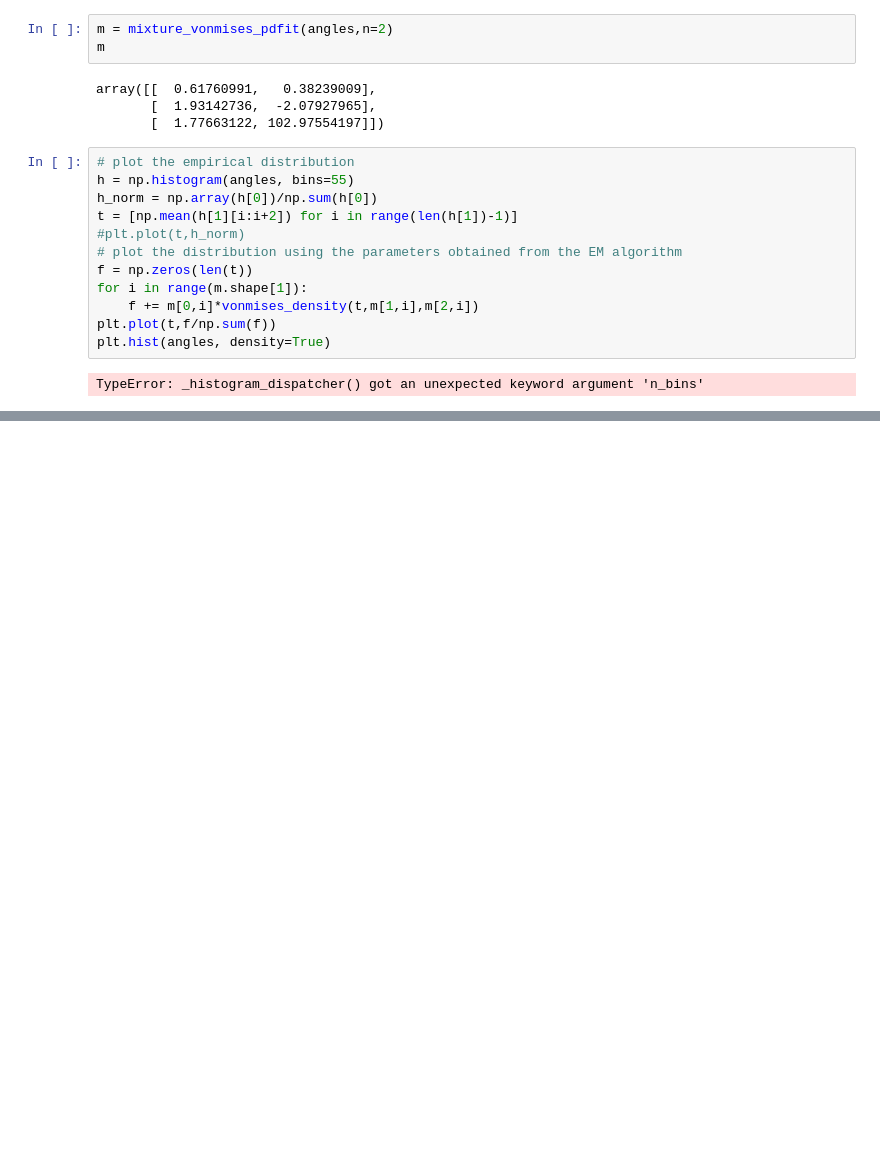
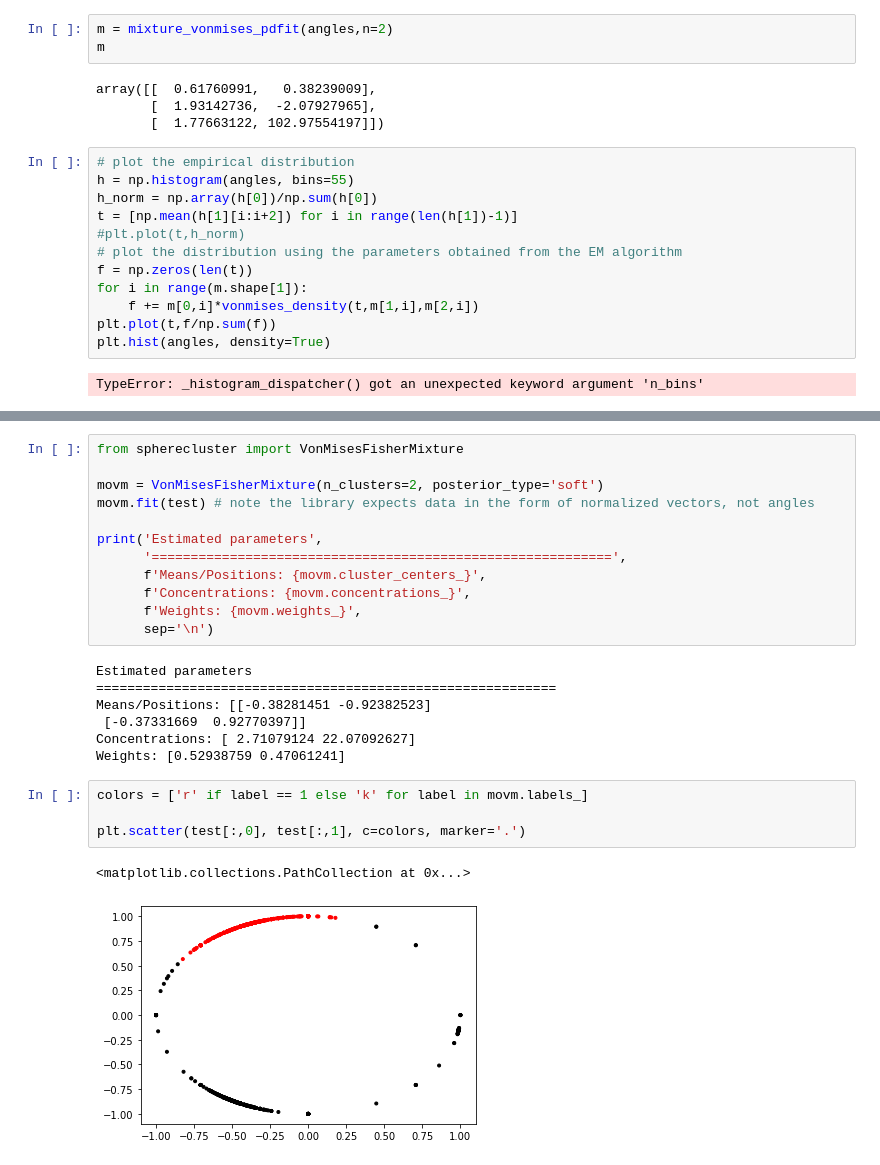
Before and after one commit to siriusted/GMM, a Jupyter notebook: Lab1.ipynb, the cells around one changed output, grey strips where cells are left out. Saved outputs shown, nothing was run; the diff lists cells and outputs as text; blank space fills up the shorter version.

```diff
--- a/Lab1.ipynb
+++ b/Lab1.ipynb
@@ -409,0 +518,26 @@ TypeError: _histogram_dispatcher() got an unexpected keyword argument 'n_bins'
+# %%
+from spherecluster import VonMisesFisherMixture
+
+movm = VonMisesFisherMixture(n_clusters=2, posterior_type='soft')
+movm.fit(test) # note the library expects data in the form of normalized vectors, not angles
+
+print('Estimated parameters',
+      '===========================================================',
+      f'Means/Positions: {movm.cluster_centers_}',
+      f'Concentrations: {movm.concentrations_}',
+      f'Weights: {movm.weights_}',
+      sep='\n')
+# %% [output]
+Estimated parameters
+===========================================================
+Means/Positions: [[-0.38281451 -0.92382523]
+ [-0.37331669  0.92770397]]
+Concentrations: [ 2.71079124 22.07092627]
+Weights: [0.52938759 0.47061241]
+# %%
+colors = ['r' if label == 1 else 'k' for label in movm.labels_]
+
+plt.scatter(test[:,0], test[:,1], c=colors, marker='.')
+# %% [output]
+<matplotlib.collections.PathCollection at 0x...>
+[figure, added]
```
Also changed, not shown: parts of 20 cells of this notebook.
